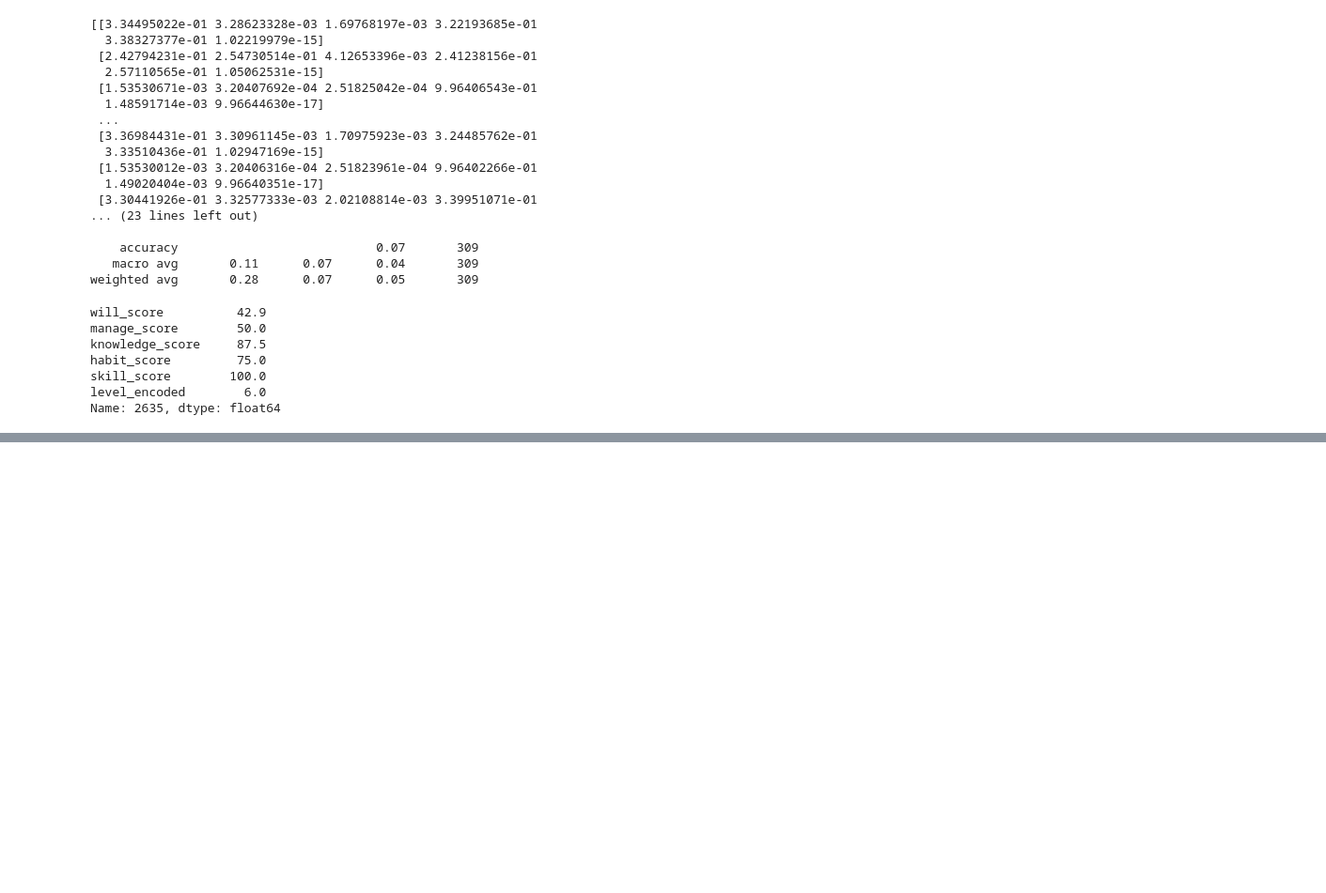
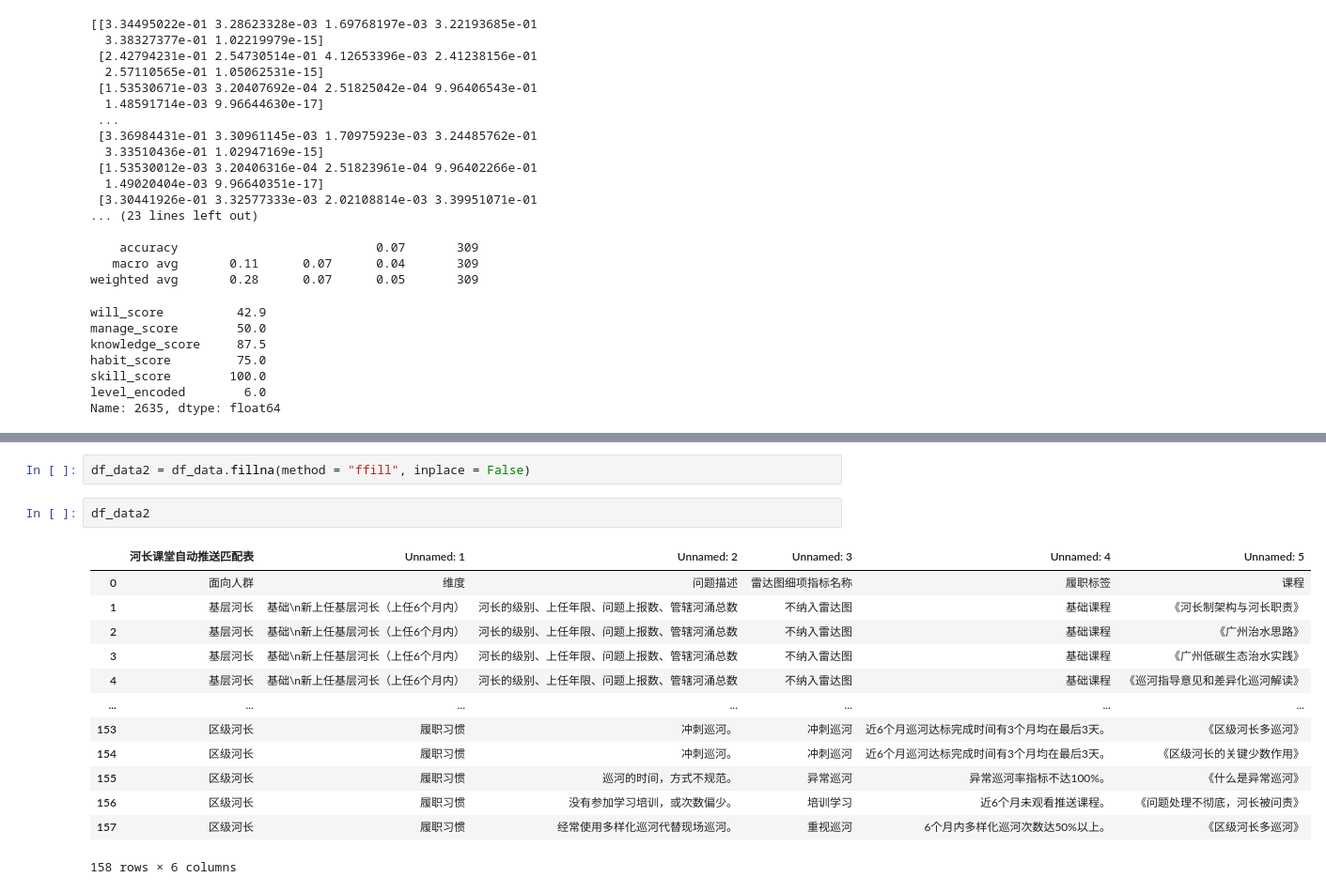
Before and after one commit to kevinva/hzcourse, a Jupyter notebook: eda.ipynb, the cells around one changed output, grey strips where cells are left out. Shown at 94% size. Drawn from its saved outputs; the diff is of its cells as text; blank space fills up the shorter version.

```diff
--- a/eda.ipynb
+++ b/eda.ipynb
@@ -503,0 +528,18 @@ Name: 2635, dtype: float64
+# %%
+df_data2 = df_data.fillna(method = "ffill", inplace = False)
+# %%
+df_data2
+# %% [output]
+|  | 河长课堂自动推送匹配表 | Unnamed: 1 | Unnamed: 2 | Unnamed: 3 | Unnamed: 4 | Unnamed: 5 |
+| 0 | 面向人群 | 维度 | 问题描述 | 雷达图细项指标名称 | 履职标签 | 课程 |
+| 1 | 基层河长 | 基础\n新上任基层河长（上任6个月内） | 河长的级别、上任年限、问题上报数、管辖河涌总数 | 不纳入雷达图 | 基础课程 | 《河长制架构与河长职责》 |
+| 2 | 基层河长 | 基础\n新上任基层河长（上任6个月内） | 河长的级别、上任年限、问题上报数、管辖河涌总数 | 不纳入雷达图 | 基础课程 | 《广州治水思路》 |
+| 3 | 基层河长 | 基础\n新上任基层河长（上任6个月内） | 河长的级别、上任年限、问题上报数、管辖河涌总数 | 不纳入雷达图 | 基础课程 | 《广州低碳生态治水实践》 |
+| 4 | 基层河长 | 基础\n新上任基层河长（上任6个月内） | 河长的级别、上任年限、问题上报数、管辖河涌总数 | 不纳入雷达图 | 基础课程 | 《巡河指导意见和差异化巡河解读》 |
+| ... | ... | ... | ... | ... | ... | ... |
+| 153 | 区级河长 | 履职习惯 | 冲刺巡河。 | 冲刺巡河 | 近6个月巡河达标完成时间有3个月均在最后3天。 | 《区级河长多巡河》 |
+| 154 | 区级河长 | 履职习惯 | 冲刺巡河。 | 冲刺巡河 | 近6个月巡河达标完成时间有3个月均在最后3天。 | 《区级河长的关键少数作用》 |
+| 155 | 区级河长 | 履职习惯 | 巡河的时间，方式不规范。 | 异常巡河 | 异常巡河率指标不达100%。 | 《什么是异常巡河》 |
+| 156 | 区级河长 | 履职习惯 | 没有参加学习培训，或次数偏少。 | 培训学习 | 近6个月未观看推送课程。 | 《问题处理不彻底，河长被问责》 |
+| 157 | 区级河长 | 履职习惯 | 经常使用多样化巡河代替现场巡河。 | 重视巡河 | 6个月内多样化巡河次数达50%以上。 | 《区级河长多巡河》 |
+158 rows × 6 columns
```
Also changed, not shown: parts of 6 cells of this notebook, 6 other files.
